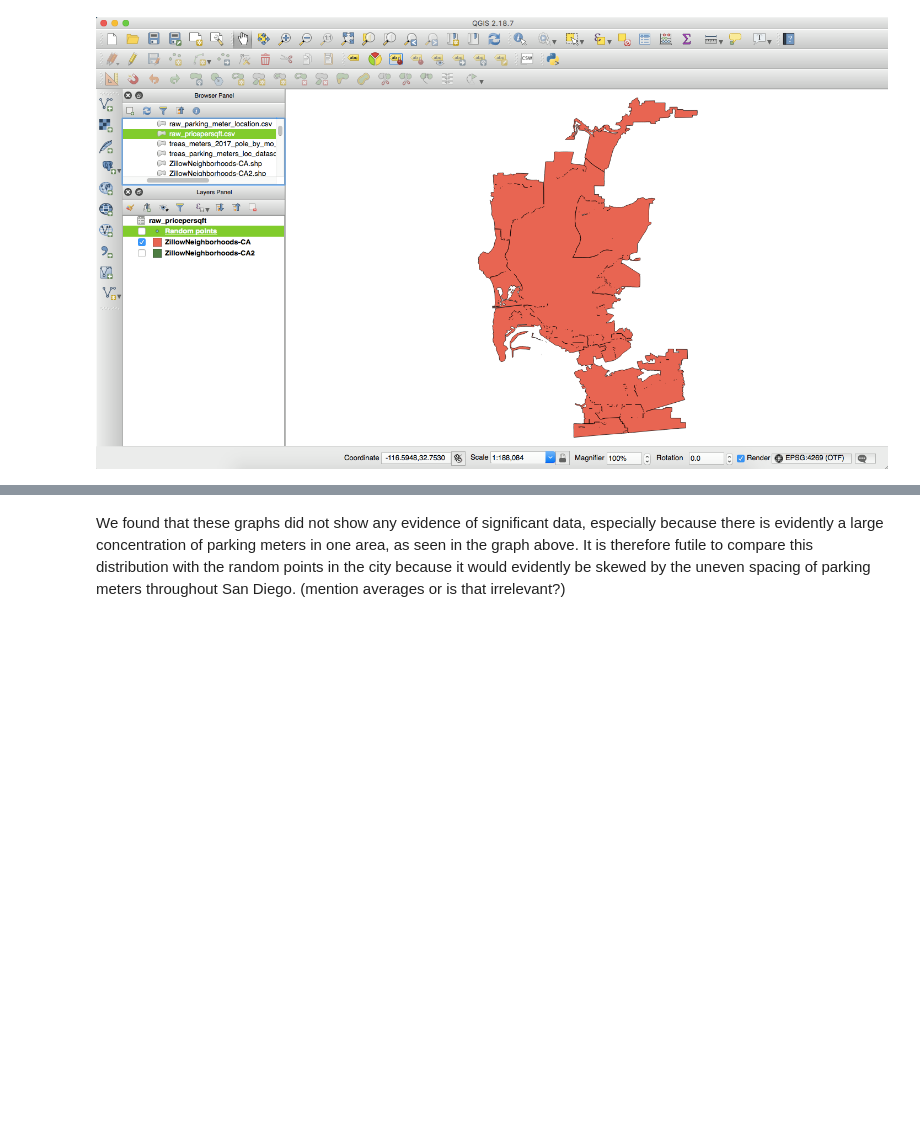
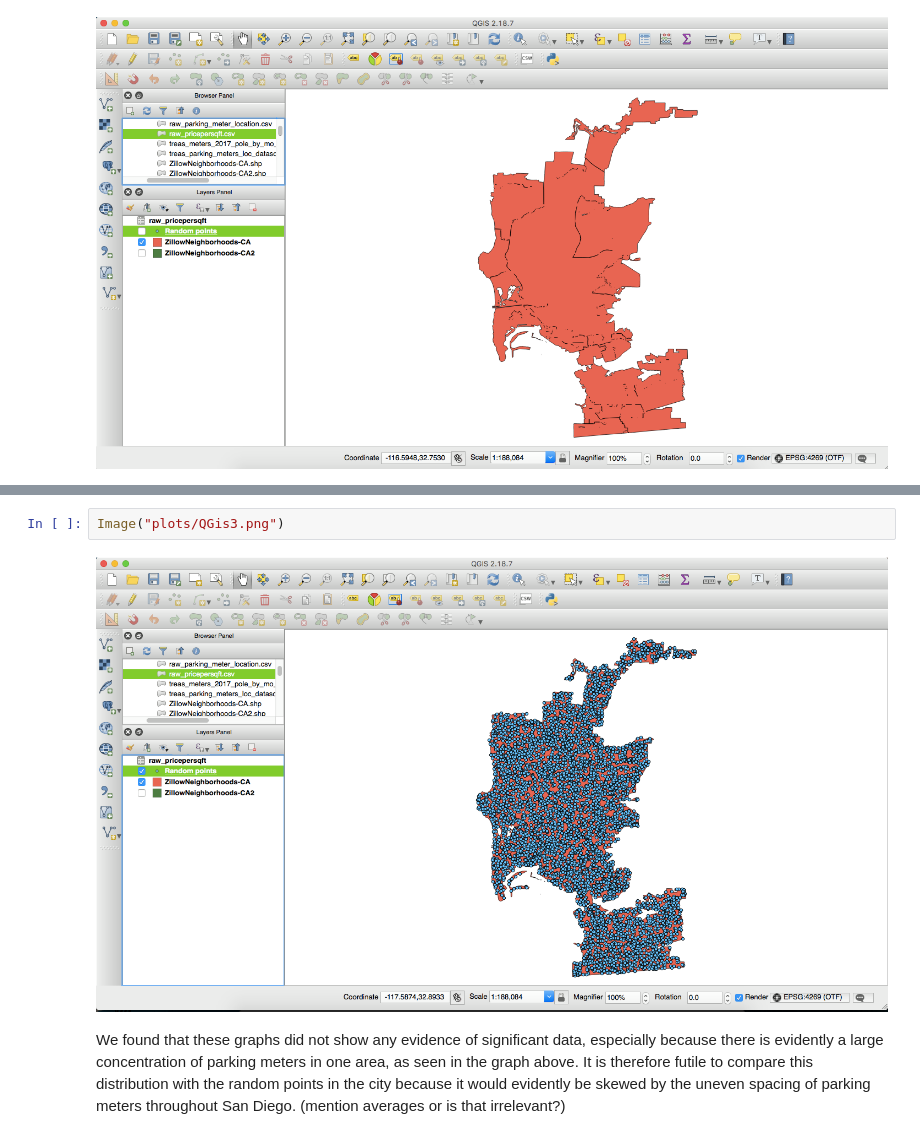
Before and after one commit to mac011/Pr_087, a Jupyter notebook: Pr_087_HackathonSubmission.ipynb, the cells around one changed output, grey strips where cells are left out. Saved outputs shown, nothing was run; the diff lists cells and outputs as text; blank space fills up the shorter version.

```diff
--- a/Pr_087_HackathonSubmission.ipynb
+++ b/Pr_087_HackathonSubmission.ipynb
@@ -112,3 +120,7 @@ Image("plots/QGis1.png")
+# %%
+Image("plots/QGis3.png")
+# %% [output]
+[figure, added]
 # %% [markdown]
 We found that these graphs did not show any evidence of significant data, especially because there is evidently a large concentration of parking meters in one area, as seen in the graph above. It is therefore futile to compare this distribution with the random points in the city because it would evidently be skewed by the uneven spacing of parking meters throughout San Diego. (mention averages or is that irrelevant?)
 # %%
```
Also changed, not shown: parts of 16 cells of this notebook, 1 other file.
